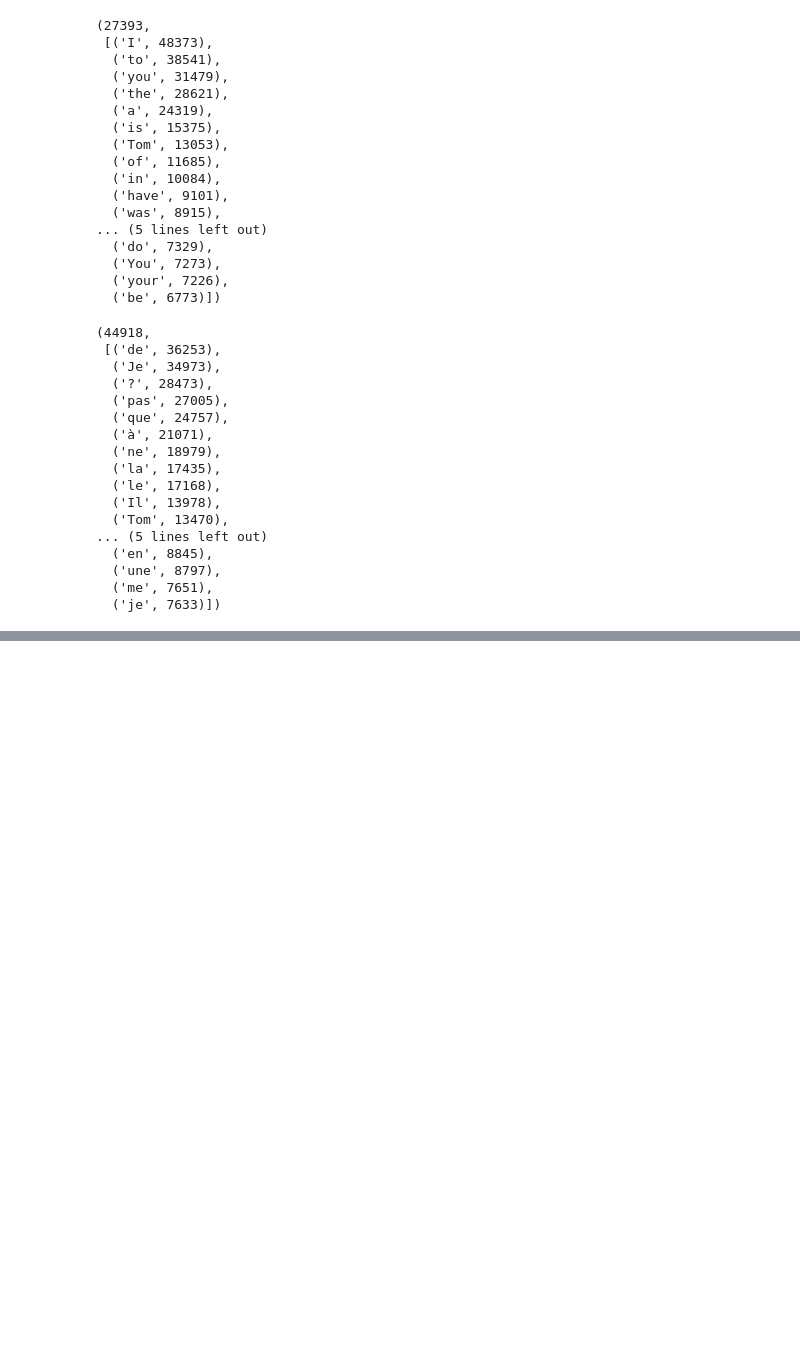
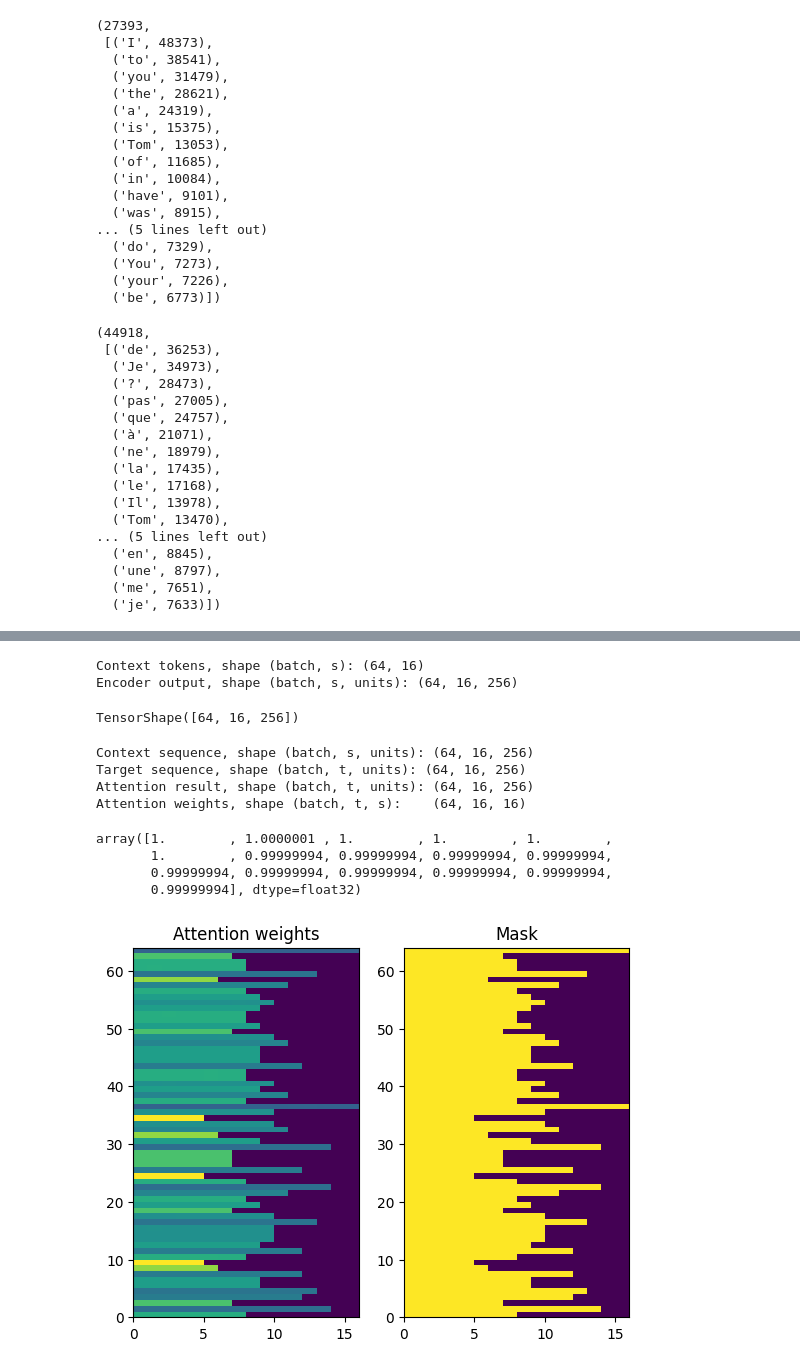
Before and after one commit to poojamahajan0712/Data-Science-Portfolio, a Jupyter notebook: NLP/Machine Translation/MachineTranslation.ipynb, the cells around one changed output, grey strips where cells are left out. Cells and saved outputs as stored; diff of their text form; code cells hidden in the pictures; blank space fills up the shorter version.

```diff
--- a/NLP/Machine Translation/MachineTranslation.ipynb
+++ b/NLP/Machine Translation/MachineTranslation.ipynb
@@ -175,0 +228,18 @@ len(most_common_token_french),most_common_token_french[:20]
+# %%
+def process_text(context, target):
+  context = context_text_processor(context).to_tensor()
+  target = target_text_processor(target)
+  targ_in = target[:,:-1].to_tensor()
+  targ_out = target[:,1:].to_tensor()
+  return (context, targ_in), targ_out
+
+
+train_ds = train_raw.map(process_text, tf.data.AUTOTUNE)
+val_ds = val_raw.map(process_text, tf.data.AUTOTUNE)
+# %%
+for (ex_context_tok, ex_tar_in), ex_tar_out in train_ds.take(3):
+  print("in")
+  print(ex_context_tok[0,:].numpy())
+  print()
+  print(ex_tar_in[0, :].numpy())
+  print(ex_tar_out[0, :].numpy())
@@ -175,0 +349,10 @@ len(most_common_token_french),most_common_token_french[:20]
+# %%
+# Encode the input sequence.
+encoder = Encoder(context_text_processor, UNITS)
+ex_context = encoder(ex_context_tok)
+
+print(f'Context tokens, shape (batch, s): {ex_context_tok.shape}')
+print(f'Encoder output, shape (batch, s, units): {ex_context.shape}')
+# %% [output]
+Context tokens, shape (batch, s): (64, 16)
+Encoder output, shape (batch, s, units): (64, 16, 256)
@@ -175,0 +392,43 @@ len(most_common_token_french),most_common_token_french[:20]
+# %%
+ex_context.shape
+# %% [output]
+TensorShape([64, 16, 256])
+# %%
+attention_layer = CrossAttention(UNITS)
+
+# Attend to the encoded tokens
+embed = tf.keras.layers.Embedding(target_text_processor.vocabulary_size(),
+                                  output_dim=UNITS, mask_zero=True)
+ex_tar_embed = embed(ex_tar_in)
+
+result = attention_layer(ex_tar_embed, ex_context)
+
+print(f'Context sequence, shape (batch, s, units): {ex_context.shape}')
+print(f'Target sequence, shape (batch, t, units): {ex_tar_embed.shape}')
+print(f'Attention result, shape (batch, t, units): {result.shape}')
+print(f'Attention weights, shape (batch, t, s):    {attention_layer.last_attention_weights.shape}')
+# %% [output]
+Context sequence, shape (batch, s, units): (64, 16, 256)
+Target sequence, shape (batch, t, units): (64, 16, 256)
+Attention result, shape (batch, t, units): (64, 16, 256)
+Attention weights, shape (batch, t, s):    (64, 16, 16)
+# %%
+attention_layer.last_attention_weights[0].numpy().sum(axis=-1)
+# %% [output]
+array([1.        , 1.0000001 , 1.        , 1.        , 1.        ,
+       1.        , 0.99999994, 0.99999994, 0.99999994, 0.99999994,
+       0.99999994, 0.99999994, 0.99999994, 0.99999994, 0.99999994,
+       0.99999994], dtype=float32)
+# %%
+attention_weights = attention_layer.last_attention_weights
+mask=(ex_context_tok != 0).numpy()
+
+plt.subplot(1, 2, 1)
+plt.pcolormesh(mask*attention_weights[:, 0, :])
+plt.title('Attention weights')
+
+plt.subplot(1, 2, 2)
+plt.pcolormesh(mask)
+plt.title('Mask');
+# %% [output]
+[figure, added]
```
Also changed, not shown: parts of 43 cells of this notebook.
